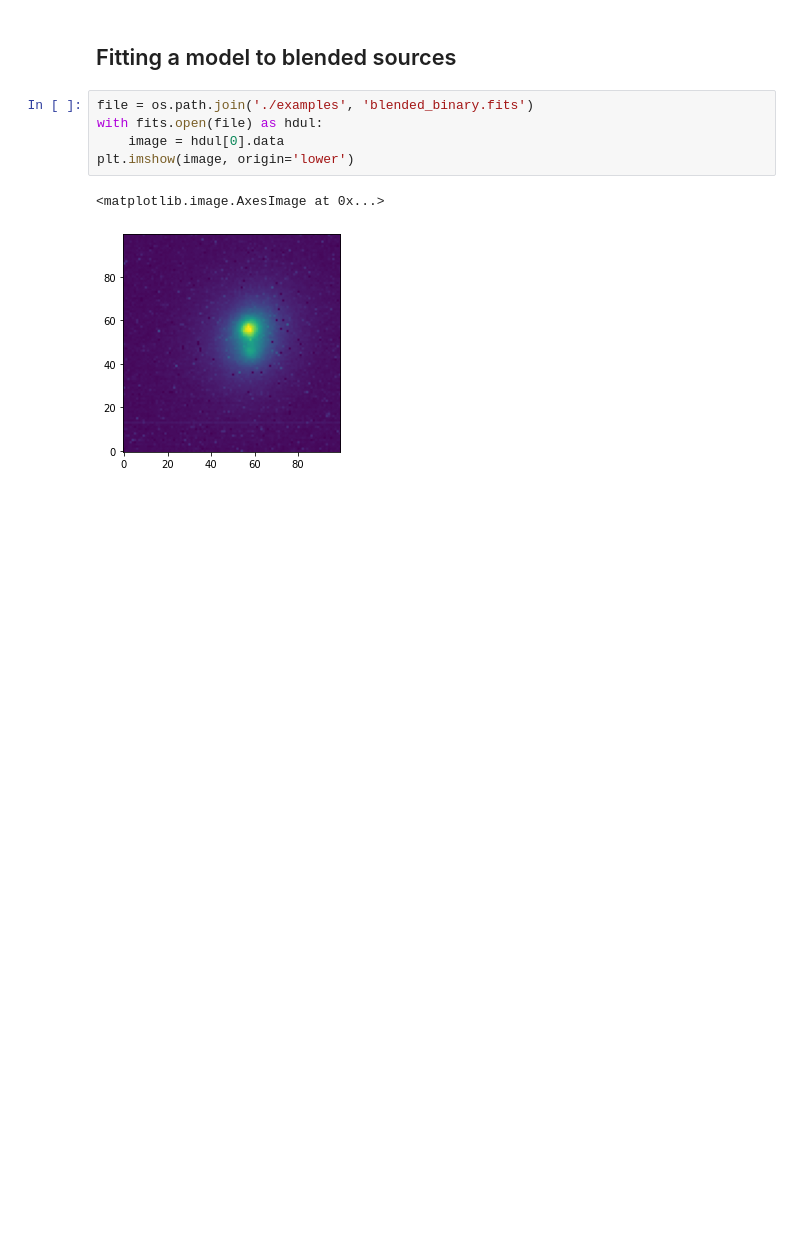
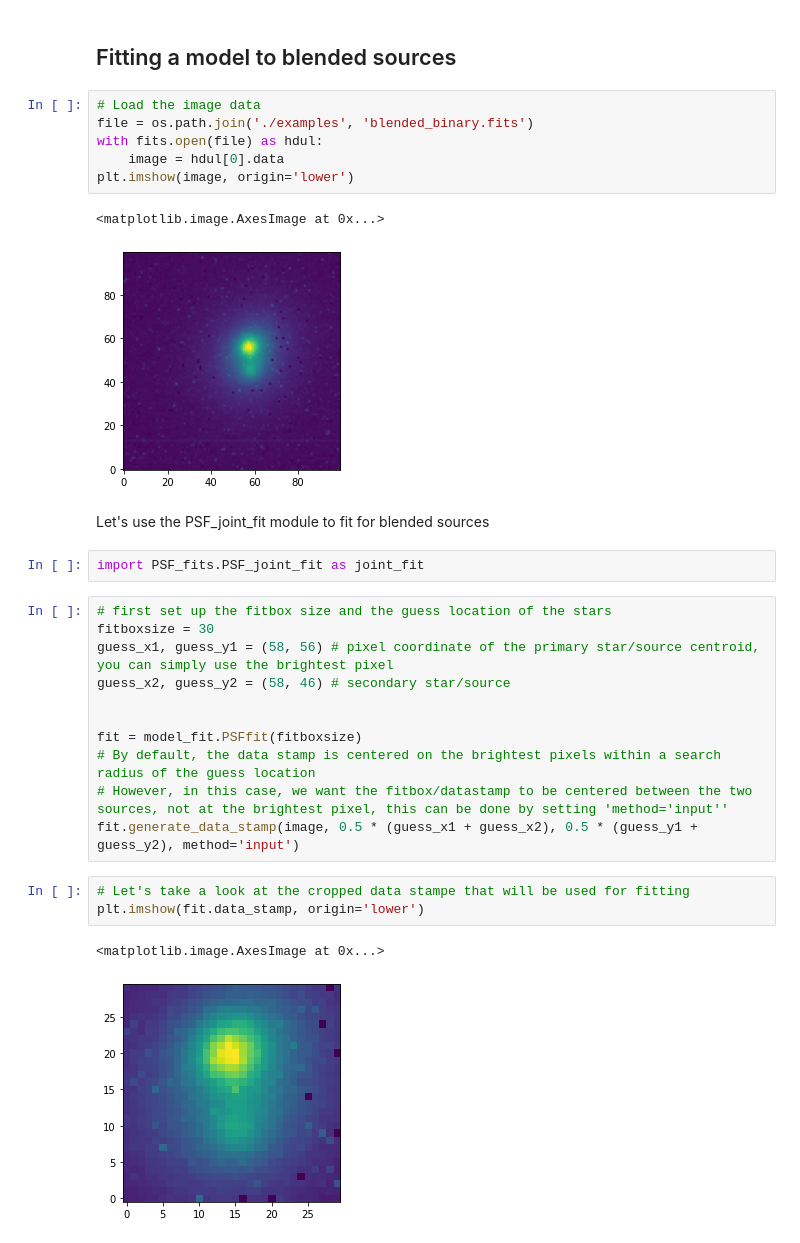
Before and after one commit to minghanmilan/PSF-Model-Fits, a Jupyter notebook: PSF-Fit-Tutorial.ipynb, the cells around one changed output. Saved outputs shown, nothing was run; the diff lists cells and outputs as text; blank space fills up the shorter version.

Commit message:
Joint fit tutorial completed + bug fixes

```diff
--- a/PSF-Fit-Tutorial.ipynb
+++ b/PSF-Fit-Tutorial.ipynb
@@ -89,6 +101,7 @@ print('(x, y): ({:.2f}, {:.2f}) +- ({:.2f}, {:.2f}) pixels\n'.format(fit.fitx, f
 # %% [markdown]
 ## Fitting a model to blended sources
 # %%
+# Load the image data
 file = os.path.join('./examples', 'blended_binary.fits')
 with fits.open(file) as hdul:
     image = hdul[0].data
@@ -96,3 +109,24 @@ plt.imshow(image, origin='lower')
 # %% [output]
 <matplotlib.image.AxesImage at 0x...>
 [figure]
+# %% [markdown]
+Let's use the PSF_joint_fit module to fit for blended sources
+# %%
+import PSF_fits.PSF_joint_fit as joint_fit
+# %%
+# first set up the fitbox size and the guess location of the stars
+fitboxsize = 30
+guess_x1, guess_y1 = (58, 56) # pixel coordinate of the primary star/source centroid, you can simply use the brightest pixel
+guess_x2, guess_y2 = (58, 46) # secondary star/source
+
+
+fit = model_fit.PSFfit(fitboxsize)
+# By default, the data stamp is centered on the brightest pixels within a search radius of the guess location
+# However, in this case, we want the fitbox/datastamp to be centered between the two sources, not at the brightest pixel, this can be done by setting 'method='input''
+fit.generate_data_stamp(image, 0.5 * (guess_x1 + guess_x2), 0.5 * (guess_y1 + guess_y2), method='input')
+# %%
+# Let's take a look at the cropped data stampe that will be used for fitting
+plt.imshow(fit.data_stamp, origin='lower')
+# %% [output]
+<matplotlib.image.AxesImage at 0x...>
+[figure, added]
```
Also changed, not shown: parts of 9 cells of this notebook, 2 other files.
